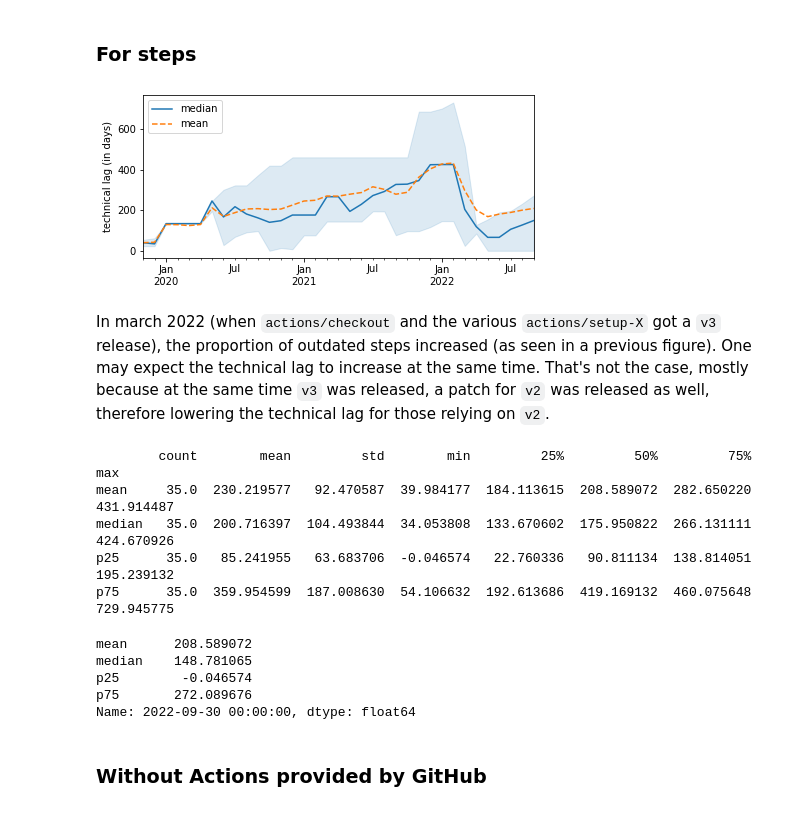
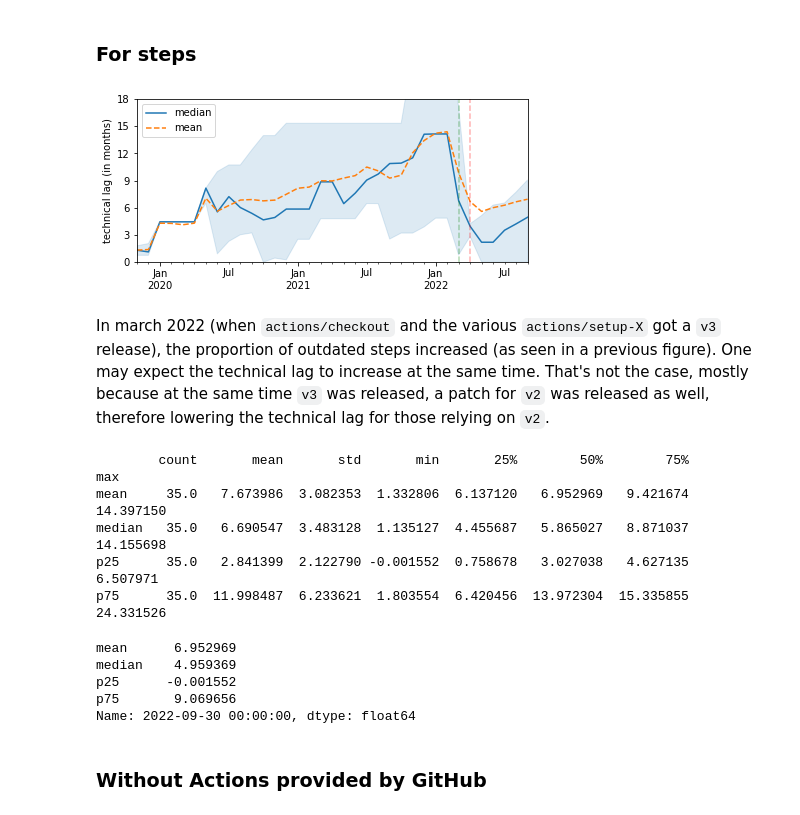
Before and after one commit to AlexandreDecan/secos-ghalag, a Jupyter notebook: notebooks/Technical lag.ipynb, the cells around one changed output. Drawn from its saved outputs; the diff is of its cells as text; code cells hidden in the pictures.

```diff
--- a/notebooks/Technical lag.ipynb
+++ b/notebooks/Technical lag.ipynb
@@ -244,48 +248,57 @@ Name: 2022-09-30 00:00:00, dtype: float64
 # %%
 fig, ax = matplotlib.pyplot.subplots()
 
 temp = (
     df_lag
     # Only outdated actions are considered
     [lambda d: d.outdated]
     .groupby(pd.Grouper(key='snapshot', freq='M'))
     .agg(
         mean=('tlag', 'mean'),
         median=('tlag', 'median'),
         p25=('tlag', lambda s: s.quantile(0.25)),
         p75=('tlag', lambda s: s.quantile(0.75)),
     )
-    .pipe(lambda d: d / pd.to_timedelta('1 day'))
+    .pipe(lambda d: d / pd.to_timedelta('30 day'))
 )
 
 temp[['median', 'mean']].plot(ax=ax, style={'mean': '--'})
 ax.fill_between(temp.index, temp.p25, temp.p75, color=PALETTE[0], alpha=0.15)
 ax.legend(loc='upper left')
 
+
+# actions/setup-python, setup-node, setup-java, setup-go, etc. v3
+ax.vlines(pd.to_datetime('2022-03'), 0, 18, colors='g', alpha=0.3, linestyles='dashed')
+
+# actions/checkout v3
+ax.vlines(pd.to_datetime('2022-04'), 0, 18, colors='r', alpha=0.3, linestyles='dashed')
+
 ax.set(
     xlabel=None,
     xlim=DATE_RANGE,
-    ylabel='technical lag (in days)',
+    ylabel='technical lag (in months)',
+    ylim=(0, 18),
 )
+ax.yaxis.set_major_locator(matplotlib.ticker.MultipleLocator(3))
 
 savefig(fig, 'lag_technical_steps')
 # %% [output]
-[figure, old version]
+[figure, new version]
 # %% [markdown]
 In march 2022 (when `actions/checkout` and the various `actions/setup-X` got a `v3` release), the proportion of outdated steps increased (as seen in a previous figure). One may expect the technical lag to increase at the same time. That's not the case, mostly because at the same time `v3` was released, a patch for `v2` was released as well, therefore lowering the technical lag for those relying on `v2`.
 # %%
 print(temp.describe().T.to_string())
 display(temp.iloc[-1])
 # %% [output]
-        count        mean         std        min         25%         50%         75%         max
-mean     35.0  230.219577   92.470587  39.984177  184.113615  208.589072  282.650220  431.914487
-median   35.0  200.716397  104.493844  34.053808  133.670602  175.950822  266.131111  424.670926
-p25      35.0   85.241955   63.683706  -0.046574   22.760336   90.811134  138.814051  195.239132
-p75      35.0  359.954599  187.008630  54.106632  192.613686  419.169132  460.075648  729.945775
+        count       mean       std       min       25%        50%        75%        max
+mean     35.0   7.673986  3.082353  1.332806  6.137120   6.952969   9.421674  14.397150
+median   35.0   6.690547  3.483128  1.135127  4.455687   5.865027   8.871037  14.155698
+p25      35.0   2.841399  2.122790 -0.001552  0.758678   3.027038   4.627135   6.507971
+p75      35.0  11.998487  6.233621  1.803554  6.420456  13.972304  15.335855  24.331526
-mean      208.589072
-median    148.781065
-p25        -0.046574
-p75       272.089676
+mean      6.952969
+median    4.959369
+p25      -0.001552
+p75       9.069656
 Name: 2022-09-30 00:00:00, dtype: float64
 # %% [markdown]
 ### Without Actions provided by GitHub
```
Also changed, not shown: parts of 7 cells of this notebook, 1 other file.
